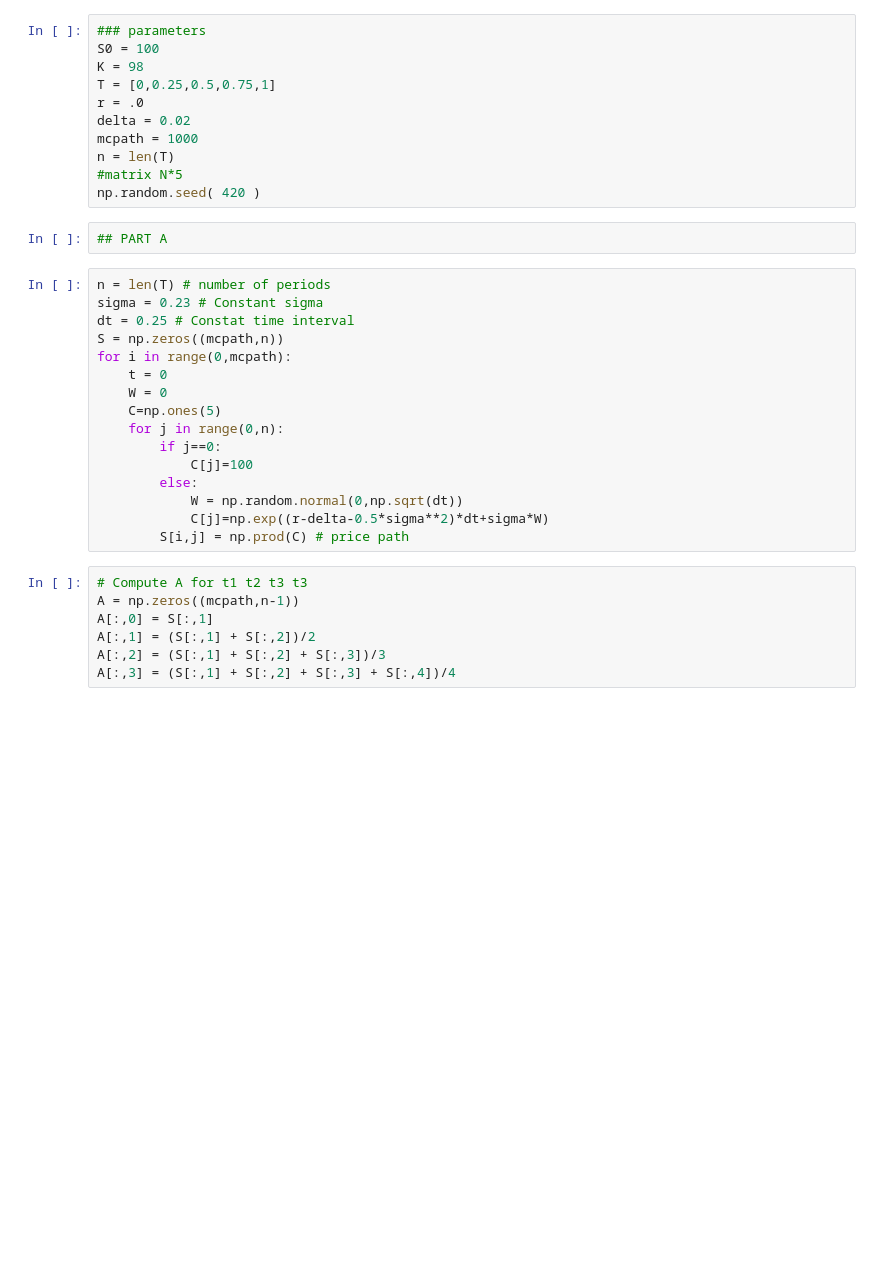
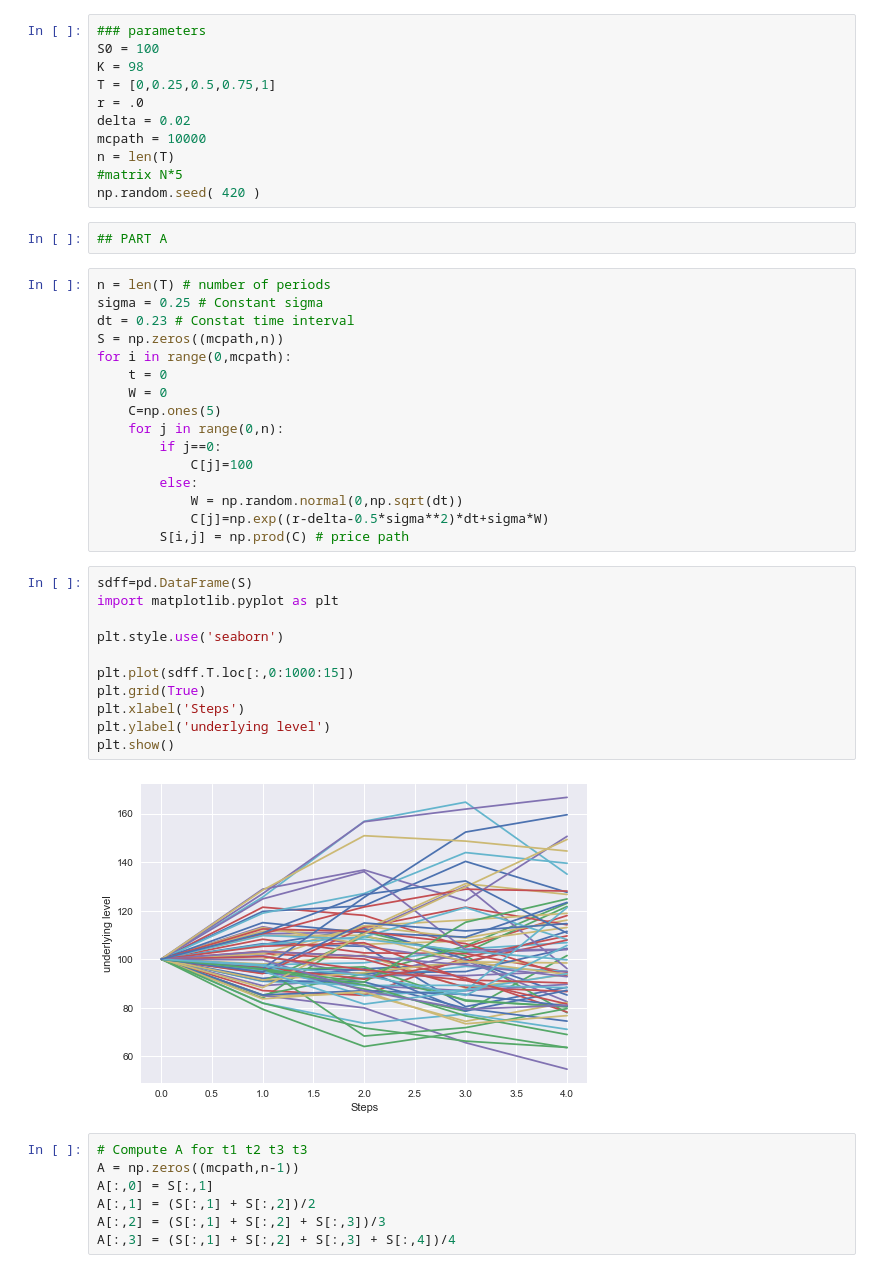
Before and after one commit to anitamezzetti/advanced_derivatives, a Jupyter notebook: as7.ipynb, the cells around one changed output. Cells and saved outputs as stored; diff of their text form; blank space fills up the shorter version.

```diff
--- a/as7.ipynb
+++ b/as7.ipynb
@@ -11,7 +11,7 @@ K = 98
 T = [0,0.25,0.5,0.75,1]
 r = .0
 delta = 0.02
-mcpath = 1000
+mcpath = 10000
 n = len(T)
 #matrix N*5
 np.random.seed( 420 )
@@ -19,8 +19,8 @@ np.random.seed( 420 )
 ## PART A
 # %%
 n = len(T) # number of periods
-sigma = 0.23 # Constant sigma
-dt = 0.25 # Constat time interval
+sigma = 0.25 # Constant sigma
+dt = 0.23 # Constat time interval
 S = np.zeros((mcpath,n))
 for i in range(0,mcpath):
     t = 0
@@ -33,6 +33,19 @@ for i in range(0,mcpath):
             W = np.random.normal(0,np.sqrt(dt))
             C[j]=np.exp((r-delta-0.5*sigma**2)*dt+sigma*W)
         S[i,j] = np.prod(C) # price path
+# %%
+sdff=pd.DataFrame(S)
+import matplotlib.pyplot as plt
+
+plt.style.use('seaborn')
+
+plt.plot(sdff.T.loc[:,0:1000:15])
+plt.grid(True)
+plt.xlabel('Steps')
+plt.ylabel('underlying level')
+plt.show()
+# %% [output]
+[figure, added]
 # %%
 # Compute A for t1 t2 t3 t3
 A = np.zeros((mcpath,n-1))
```
Also changed, not shown: parts of 20 cells of this notebook.
